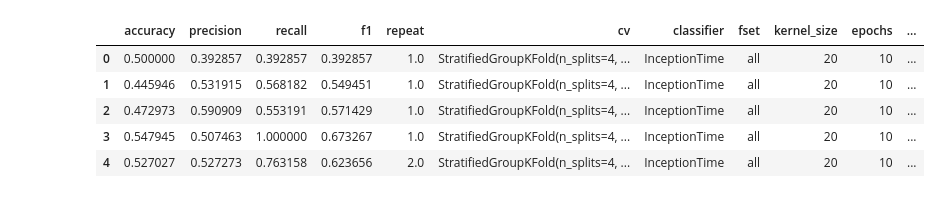
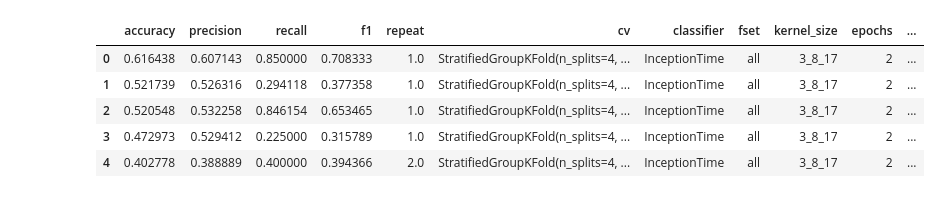
Before and after one commit to hajaalin/n_track_ML, a Jupyter notebook: scripts/tsc/accuracy_vs_epochs.ipynb, the cells around one changed output. Saved outputs shown, nothing was run; the diff lists cells and outputs as text; code cells hidden in the pictures.

```diff
--- a/scripts/tsc/accuracy_vs_epochs.ipynb
+++ b/scripts/tsc/accuracy_vs_epochs.ipynb
@@ -20,16 +20,18 @@ def read_output_files(dirs):
 
     return pd.concat(scores_all)
 # %%
-output_dirs = ['/proj/hajaalin/Projects/n_track_ML/output/cross-validation/k20_reshape_input_all_20221209']
+output_dirs = ['/proj/hajaalin/Projects/n_track_ML/output/cross-validation/le_k3_8_17_all_20230124',
+               '/proj/hajaalin/Projects/n_track_ML/output/cross-validation/le_k2_5_11_all_20230124',
+               '/proj/hajaalin/Projects/n_track_ML/output/cross-validation/le_k4_9_17_all_20230124',]
 df = read_output_files(output_dirs)
 df.head()
 # %% [output]
 |  | accuracy | precision | recall | f1 | repeat | cv | classifier | fset | kernel_size | epochs | ... |
-| 0 | 0.500000 | 0.392857 | 0.392857 | 0.392857 | 1.0 | StratifiedGroupKFold(n_splits=4, ... | InceptionTime | all | 20 | 10 | ... |
-| 1 | 0.445946 | 0.531915 | 0.568182 | 0.549451 | 1.0 | StratifiedGroupKFold(n_splits=4, ... | InceptionTime | all | 20 | 10 | ... |
-| 2 | 0.472973 | 0.590909 | 0.553191 | 0.571429 | 1.0 | StratifiedGroupKFold(n_splits=4, ... | InceptionTime | all | 20 | 10 | ... |
-| 3 | 0.547945 | 0.507463 | 1.000000 | 0.673267 | 1.0 | StratifiedGroupKFold(n_splits=4, ... | InceptionTime | all | 20 | 10 | ... |
-| 4 | 0.527027 | 0.527273 | 0.763158 | 0.623656 | 2.0 | StratifiedGroupKFold(n_splits=4, ... | InceptionTime | all | 20 | 10 | ... |
+| 0 | 0.616438 | 0.607143 | 0.850000 | 0.708333 | 1.0 | StratifiedGroupKFold(n_splits=4, ... | InceptionTime | all | 3_8_17 | 2 | ... |
+| 1 | 0.521739 | 0.526316 | 0.294118 | 0.377358 | 1.0 | StratifiedGroupKFold(n_splits=4, ... | InceptionTime | all | 3_8_17 | 2 | ... |
+| 2 | 0.520548 | 0.532258 | 0.846154 | 0.653465 | 1.0 | StratifiedGroupKFold(n_splits=4, ... | InceptionTime | all | 3_8_17 | 2 | ... |
+| 3 | 0.472973 | 0.529412 | 0.225000 | 0.315789 | 1.0 | StratifiedGroupKFold(n_splits=4, ... | InceptionTime | all | 3_8_17 | 2 | ... |
+| 4 | 0.402778 | 0.388889 | 0.400000 | 0.394366 | 2.0 | StratifiedGroupKFold(n_splits=4, ... | InceptionTime | all | 3_8_17 | 2 | ... |
 # %%
 grp = df.groupby(['kernel_size','fset','epochs'])['accuracy'].agg(['mean','std'])
 grp = grp.reset_index(level=2)
```
Also changed, not shown: parts of 3 cells of this notebook, 3 other files.
